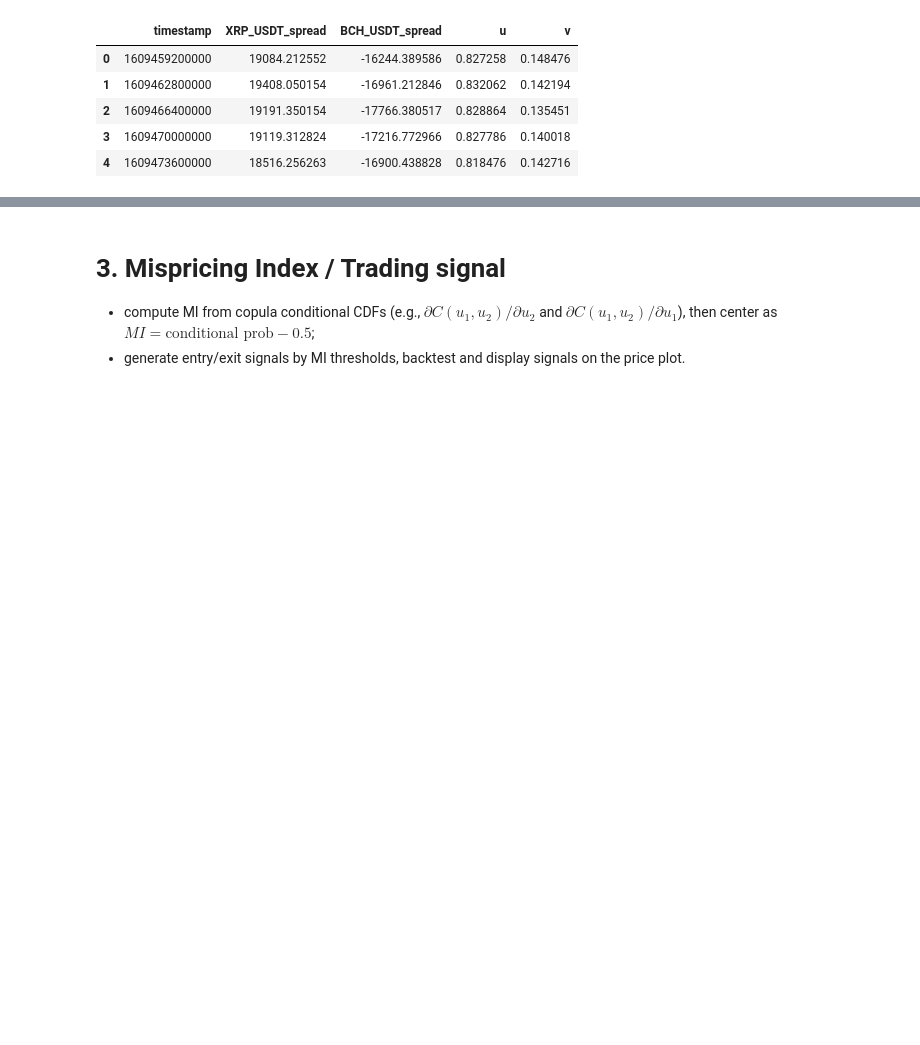
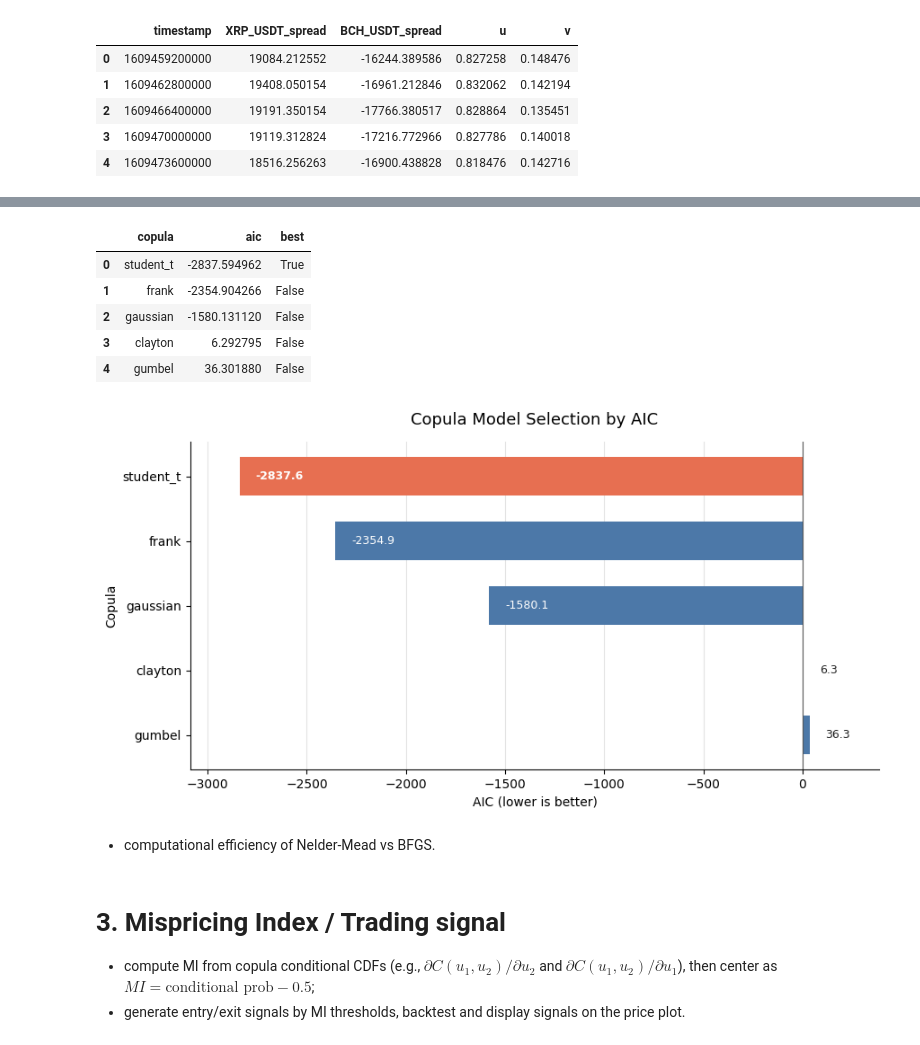
Before and after one commit to ZhechongYe/Numerical-Copula-Trading, a Jupyter notebook: demo.ipynb, the cells around one changed output, grey strips where cells are left out. Drawn from its saved outputs; the diff is of its cells as text; code cells hidden in the pictures; blank space fills up the shorter version.

Commit message:
copula_2_debug

```diff
--- a/demo.ipynb
+++ b/demo.ipynb
@@ -186,3 +199,56 @@ best_copula
+# %%
+import matplotlib.pyplot as plt
+
+aic_df = copula_summary[["copula", "aic", "best"]].sort_values("aic").reset_index(drop=True)
+display(aic_df)
+
+colors = ["#e76f51" if is_best else "#4c78a8" for is_best in aic_df["best"]]
+
+fig, ax = plt.subplots(figsize=(9, 4.8))
+bars = ax.barh(aic_df["copula"], aic_df["aic"], color=colors, height=0.6)
+
+ax.set_title("Copula Model Selection by AIC", fontsize=13, pad=14)
+ax.set_xlabel("AIC (lower is better)")
+ax.set_ylabel("Copula")
+ax.axvline(0, color="#555555", linewidth=0.8)
+ax.grid(axis="x", color="#dddddd", linewidth=0.8, alpha=0.8)
+ax.set_axisbelow(True)
+ax.spines["top"].set_visible(False)
+ax.spines["right"].set_visible(False)
+
+for idx, (bar, aic) in enumerate(zip(bars, aic_df["aic"])):
+    if aic < 0:
+        x_text = aic + 80
+        ha = "left"
+        color = "white"
+    else:
+        x_text = aic + 80
+        ha = "left"
+        color = "#222222"
+    ax.annotate(
+        f"{aic:.1f}",
+        xy=(x_text, bar.get_y() + bar.get_height() / 2),
+        ha=ha,
+        va="center",
+        color=color,
+        fontsize=9,
+        fontweight="bold" if aic_df.loc[idx, "best"] else "normal",
+    )
+
+ax.set_xlim(aic_df["aic"].min() - 250, max(250, aic_df["aic"].max() + 350))
+ax.invert_yaxis()
+plt.tight_layout(pad=1.4)
+plt.show()
+# %% [output]
+|  | copula | aic | best |
+| 0 | student_t | -2837.594962 | True |
+| 1 | frank | -2354.904266 | False |
+| 2 | gaussian | -1580.131120 | False |
+| 3 | clayton | 6.292795 | False |
+| 4 | gumbel | 36.301880 | False |
+[figure, added]
+# %% [markdown]
+- computational efficiency of Nelder-Mead vs BFGS.
 # %% [markdown]
 # 3. Mispricing Index / Trading signal
 - compute MI from copula conditional CDFs (e.g., $\partial C(u_1,u_2)/\partial u_2$ and $\partial C(u_1,u_2)/\partial u_1$), then center as $MI=\text{conditional prob}-0.5$;
```
Also changed, not shown: parts of 2 cells of this notebook, 1 other file.
